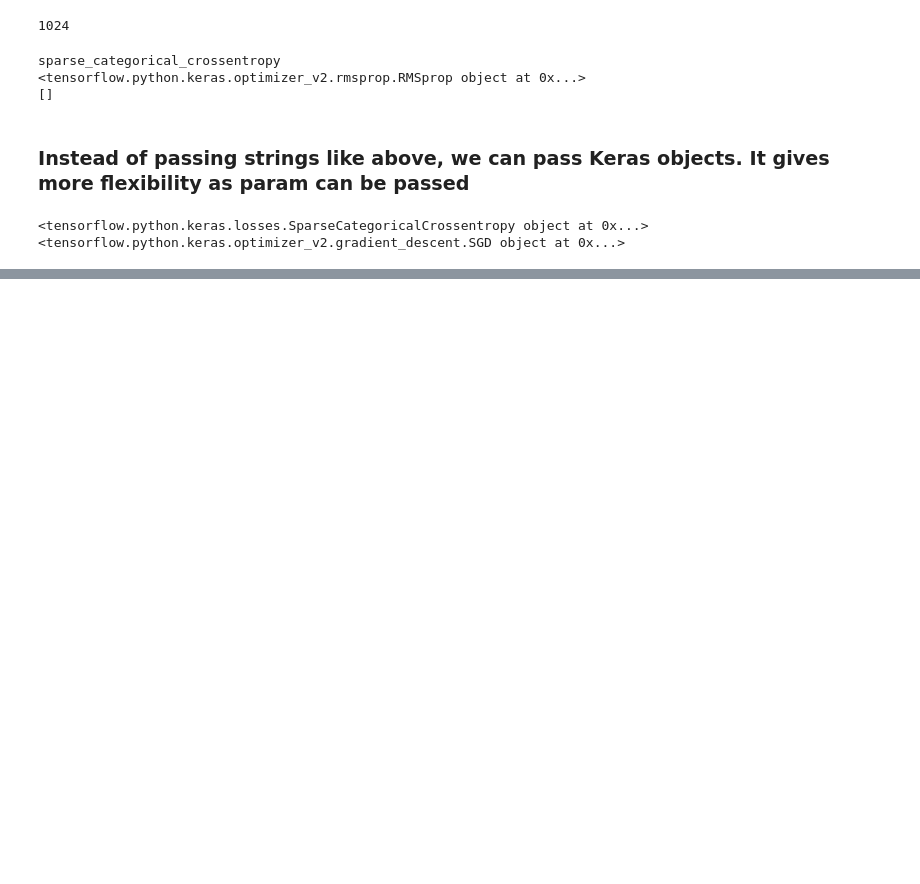
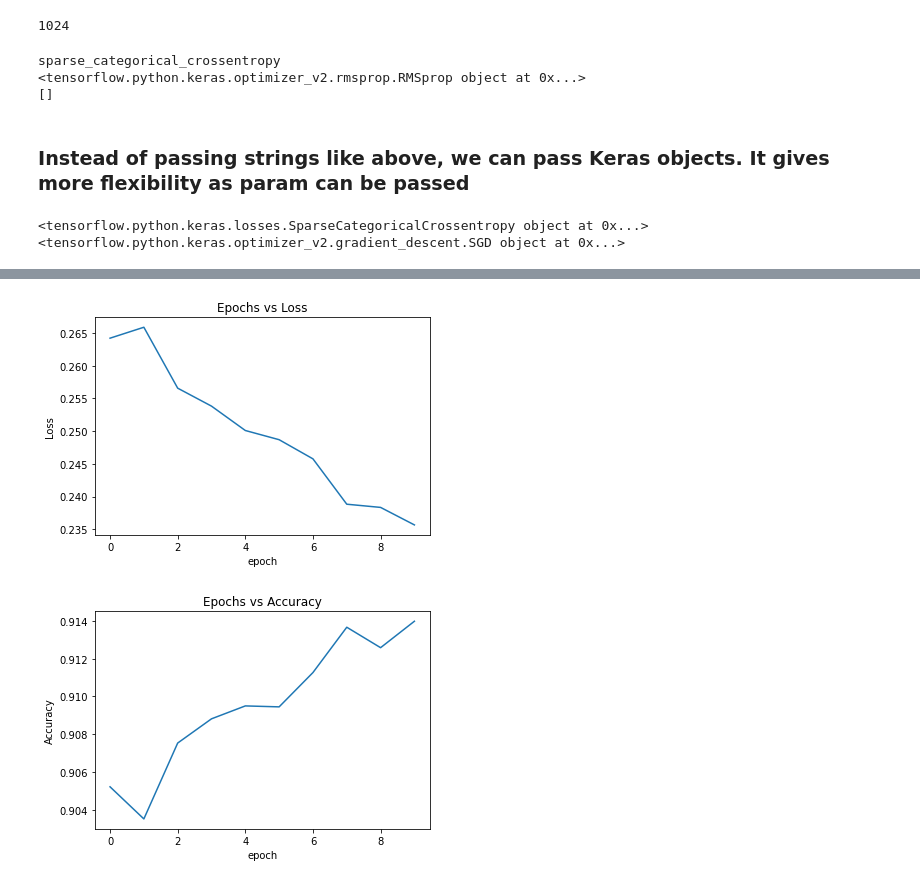
Before and after one commit to ravitata/tensorflow2, a Jupyter notebook: wk2_first_model.ipynb, the cells around one changed output, grey strips where cells are left out. Saved outputs shown, nothing was run; the diff lists cells and outputs as text; code cells hidden in the pictures; blank space fills up the shorter version.

```diff
--- a/wk2_first_model.ipynb
+++ b/wk2_first_model.ipynb
@@ -138,0 +192,15 @@ print(model.optimizer)
+# %%
+model = Sequential([
+                    Conv2D(16, kernel_size=3,activation='relu', strides=1, padding='valid', input_shape=(28, 28, 1)),
+                    MaxPooling2D(pool_size=3),
+                    Flatten(),
+                    Dense(10, activation='softmax')
+])
+
+opt = tf.keras.optimizers.Adam(learning_rate=0.005)
+acc=tf.keras.metrics.SparseCategoricalAccuracy()
+mae = tf.keras.metrics.MeanAbsoluteError()
+
+model.compile(optimizer= opt, # adam, rmsprop, sgd,
+              loss='sparse_categorical_crossentropy',  #categorical_crossentropy
+              metrics=[acc, mae])
@@ -138,0 +229,3 @@ print(model.optimizer)
+# %%
+train_images1 = train_images[..., np.newaxis]
+print(train_images1.shape)
@@ -138,0 +234,2 @@ print(model.optimizer)
+# %%
+hist=model.fit(train_images1, train_labels, epochs=10, batch_size=256, verbose = 2)
@@ -138,0 +257,3 @@ print(model.optimizer)
+# %%
+df = pd.DataFrame(hist.history)
+df.head()
@@ -138,0 +267,6 @@ print(model.optimizer)
+# %%
+loss_plot = df.plot(y="loss", title = "Epochs vs Loss", legend=False, xlabel='epoch', ylabel='Loss')
+acc_plot = df.plot(y="sparse_categorical_accuracy", title = "Epochs vs Accuracy", legend=False, xlabel='epoch', ylabel='Accuracy')
+# %% [output]
+[figure, added]
+[figure, added]
```
Also changed, not shown: parts of 14 cells of this notebook.
